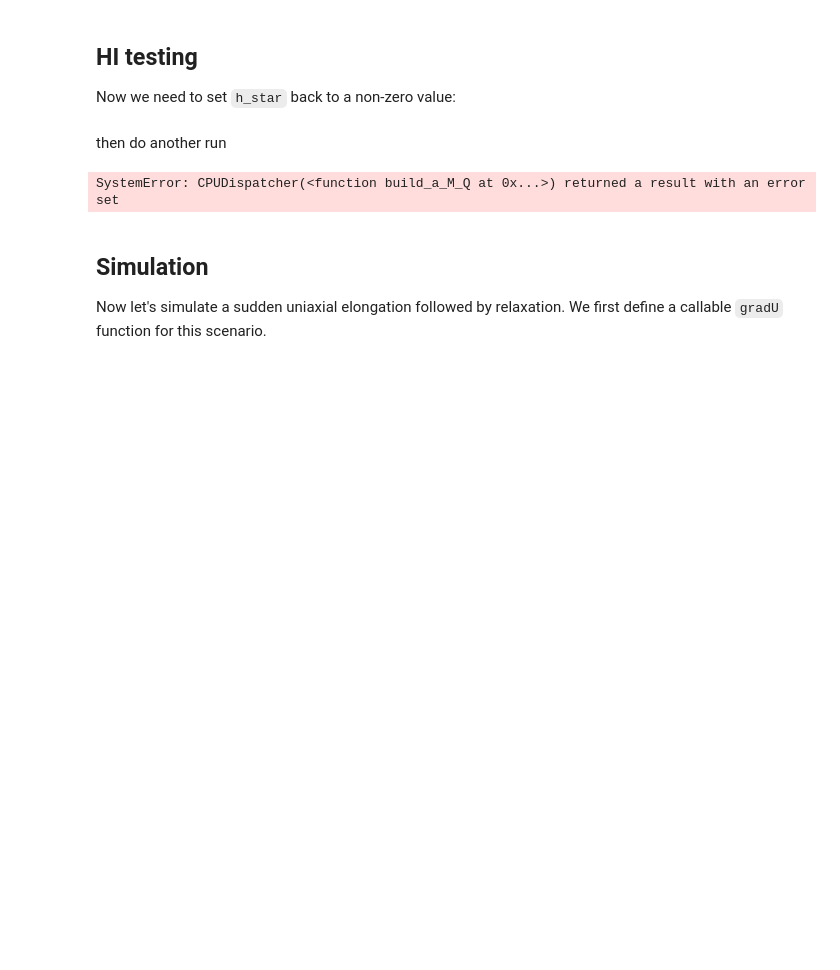
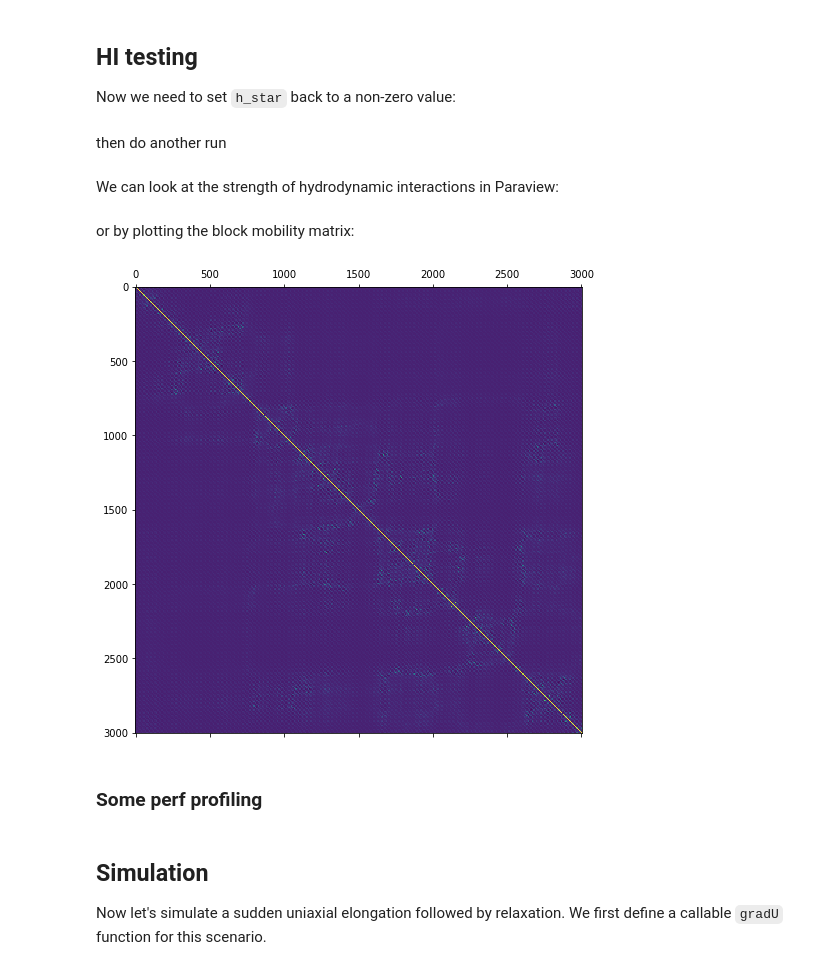
Before and after one commit to etiennerognin/DiluteBrownianDynamics, a Jupyter notebook: examples/Single Kramers chain with EV and HI.ipynb, the cells around one changed output. Cells and saved outputs as stored; diff of their text form; code cells hidden in the pictures; blank space fills up the shorter version.

```diff
--- a/examples/Single Kramers chain with EV and HI.ipynb
+++ b/examples/Single Kramers chain with EV and HI.ipynb
@@ -104,6 +107,6 @@ Here we just draw random vectors from a normal distribution and rescale to unit
 # %%
 # Starting vectors
-molecule = KramersChainEVHI.from_normal_distribution(n_links, h_star=0., seed=np.random.SeedSequence(2022))
+molecule = KramersChainEVHI.from_normal_distribution(n_links, h_star=0., EVheight=1., EVsigma=0.5, seed=np.random.SeedSequence(2022))
 # %% [markdown]
 We can plot this molecule using matplotlib 3d capabilities: firt we need to convert links to coordinates.
 # %%
@@ -129,4 +132,4 @@ Thermalisation step.
 # %%
 n_rec = 100       # Number of time steps to record
 gradU = np.zeros((3, 3))
-observables, trajectory = simulate(molecule, gradU, n_rec, dt, full_trajectory=True, progress=True)
+_, molecule = simulate(molecule, gradU, n_rec, dt, full_trajectory=False, progress=True)
@@ -138,16 +138,14 @@ for i in range(0,len(trajectory),1):
 
 Now we need to set `h_star` back to a non-zero value:
 # %%
-for molecule in trajectory:
-    molecule.h_star = 0.2
+molecule.h_star = 0.2
 # %% [markdown]
 then do another run
 # %%
-n_rec = 100       # Number of time steps to record
+n_rec = 1       # Number of time steps to record
 gradU = np.zeros((3, 3))
 _, molecule = simulate(molecule, gradU, n_rec, dt, full_trajectory=False, progress=True)
-toto
-# %% [output]
-SystemError: CPUDispatcher(<function build_a_M_Q at 0x...>) returned a result with an error set
+# %% [markdown]
+We can look at the strength of hydrodynamic interactions in Paraview:
 # %%
 molecule.save_vtk('outputs/vtk/positive.vtk')
@@ -155,0 +152,10 @@ molecule.save_vtk('outputs/vtk/positive.vtk')
+# %% [markdown]
+or by plotting the block mobility matrix:
+# %%
+Gamma = molecule.M.transpose((0, 2, 1, 3)).reshape((3*(n_links+1), 3*(n_links+1)))
+plt.matshow(Gamma)
+plt.show()
+# %% [output]
+[figure, added]
+# %% [markdown]
+### Some perf profiling
```
Also changed, not shown: parts of 13 cells of this notebook, 3 other files.
